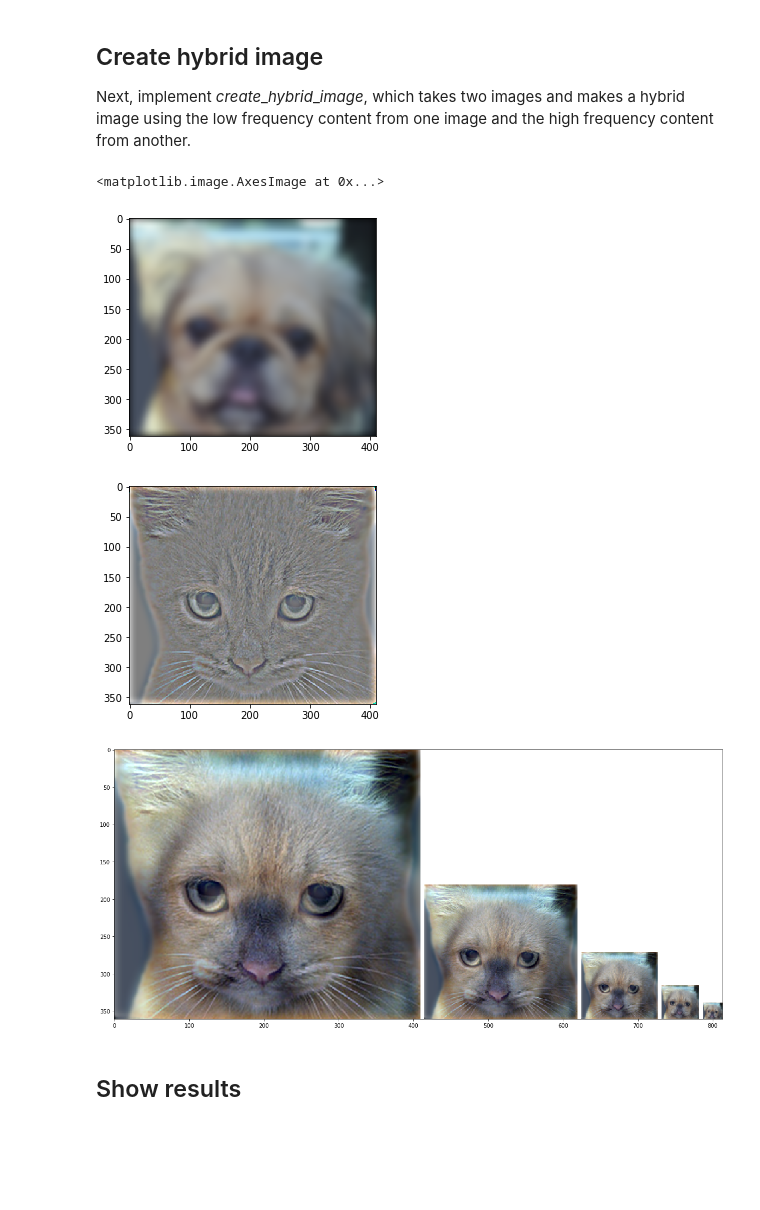
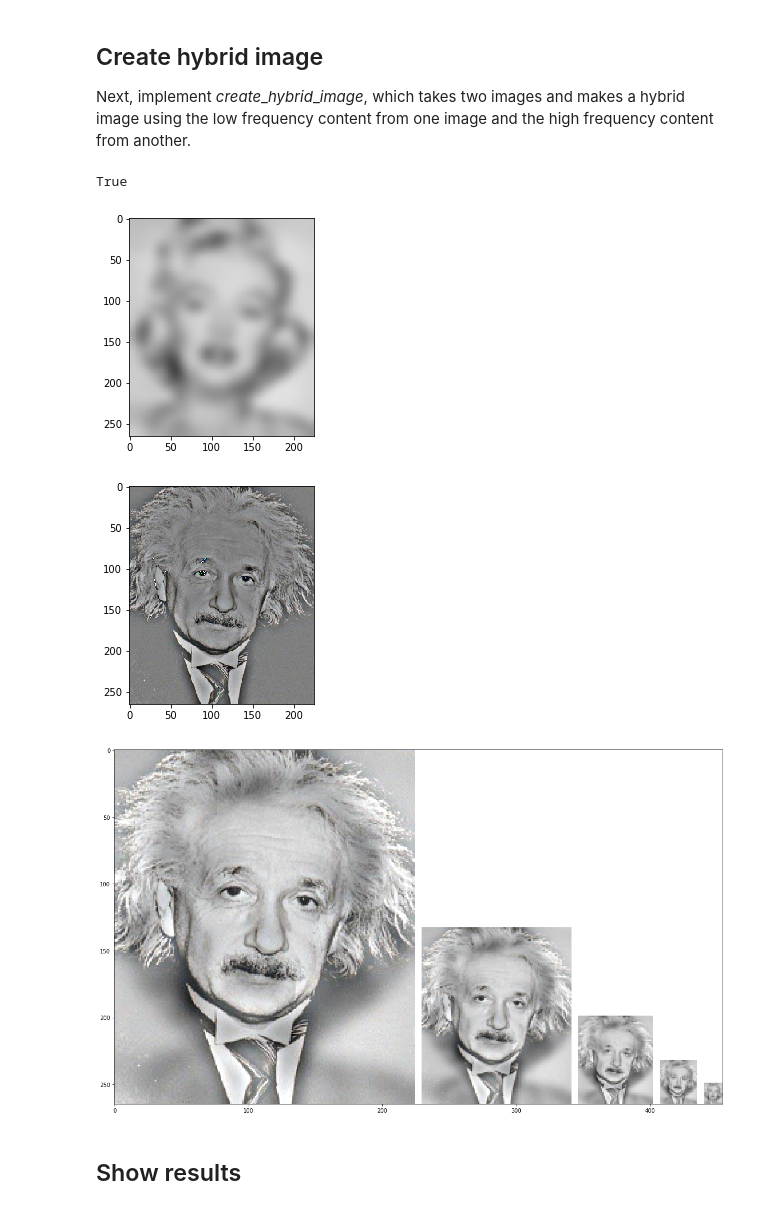
Before and after one commit to gravaman/cv_proj1, a Jupyter notebook: code/proj1.ipynb, the cells around one changed output. Saved outputs shown, nothing was run; the diff lists cells and outputs as text; code cells hidden in the pictures; blank space fills up the shorter version.

Commit message:
updates for cleanup and results

```diff
--- a/code/proj1.ipynb
+++ b/code/proj1.ipynb
@@ -66,35 +65,41 @@ Next, implement _create_\__hybrid_\__image_, which takes two images and makes a
 # %%
 import cv2
 import numpy as np
 import matplotlib
 import matplotlib.pyplot as plt
 from utils import vis_hybrid_image, load_image, save_image
 from student_code import my_imfilter, create_hybrid_image
 
-image1 = load_image('../data/dog.bmp')
-image2 = load_image('../data/cat.bmp')
+image1 = load_image('../data/marilyn.bmp')
+image2 = load_image('../data/einstein.bmp')
+
 
 cutoff_frequency = 7
 filter = cv2.getGaussianKernel(ksize=cutoff_frequency*4+1,
                                sigma=cutoff_frequency)
 filter = np.dot(filter, filter.T)
 
 low_frequencies, high_frequencies, hybrid_image = create_hybrid_image(image1, image2, filter)
 vis = vis_hybrid_image(hybrid_image)
 
 plt.figure()
 plt.imshow((low_frequencies*255).astype(np.uint8))
 
 plt.figure()
 plt.imshow(((high_frequencies+0.5)*255).astype(np.uint8))
 
 plt.figure(figsize=(20,20))
 plt.imshow(vis)
+
+save_image('../results/low_frequencies_marilyn.jpg', low_frequencies)
+save_image('../results/high_frequencies_einstein.jpg', high_frequencies+0.5)
+save_image('../results/hybrid_image_marilyn_einstein.jpg', hybrid_image)
+save_image('../results/hybrid_image_scales_marilyn_einstein.jpg', vis)
 # %% [output]
-<matplotlib.image.AxesImage at 0x...>
+True
-[figure, old version]
+[figure, new version]
-[figure, old version]
+[figure, new version]
-[figure, old version]
+[figure, new version]
 # %% [markdown]
 ## Show results
 # %%
```
Also changed, not shown: parts of 4 cells of this notebook, 26 other files.
